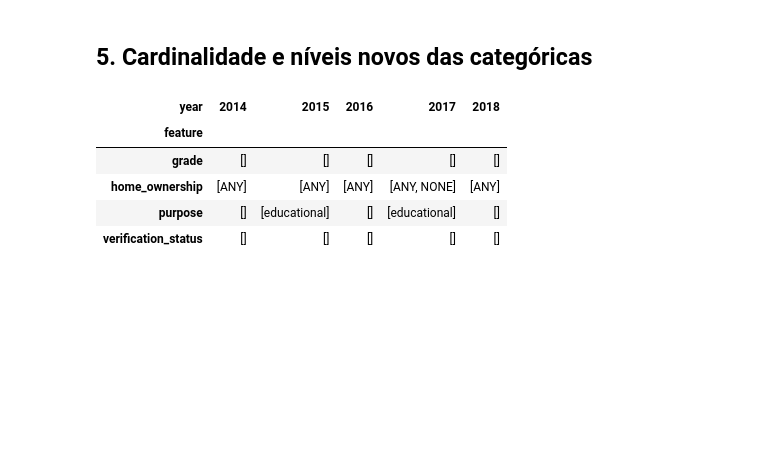
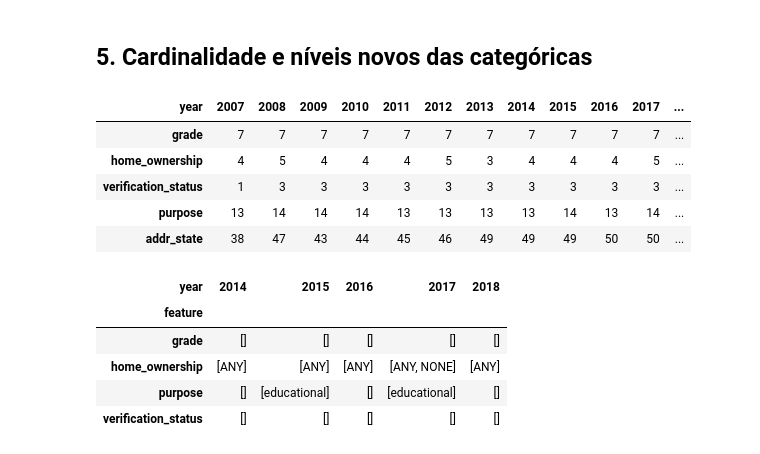
Before and after one commit to NycolasGarcia/Credit-Scoring-Drift-Monitoring, a Jupyter notebook: notebooks/01_eda.ipynb, the cells around one changed output. Saved outputs shown, nothing was run; the diff lists cells and outputs as text; code cells hidden in the pictures; blank space fills up the shorter version.

```diff
--- a/notebooks/01_eda.ipynb
+++ b/notebooks/01_eda.ipynb
@@ -161,6 +161,15 @@ por isso a referência começa em 2013. `mths_since_last_delinq` e `mths_since_r
 (nunca houve o evento).
 # %% [markdown]
 ## 5. Cardinalidade e níveis novos das categóricas
+# %%
+ind.groupby("year")[list(CATEGORICAL_FEATURES) + ["addr_state"]].nunique().T
+# %% [output]
+| year | 2007 | 2008 | 2009 | 2010 | 2011 | 2012 | 2013 | 2014 | 2015 | 2016 | 2017 | ... |
+| grade | 7 | 7 | 7 | 7 | 7 | 7 | 7 | 7 | 7 | 7 | 7 | ... |
+| home_ownership | 4 | 5 | 4 | 4 | 4 | 5 | 3 | 4 | 4 | 4 | 5 | ... |
+| verification_status | 1 | 3 | 3 | 3 | 3 | 3 | 3 | 3 | 3 | 3 | 3 | ... |
+| purpose | 13 | 14 | 14 | 14 | 13 | 13 | 13 | 13 | 14 | 13 | 14 | ... |
+| addr_state | 38 | 47 | 43 | 44 | 45 | 46 | 49 | 49 | 49 | 50 | 50 | ... |
 # %%
 ref = ind[ind["year"] == 2013]
 rows = []
```
Also changed, not shown: parts of 3 cells of this notebook, 2 other files.
